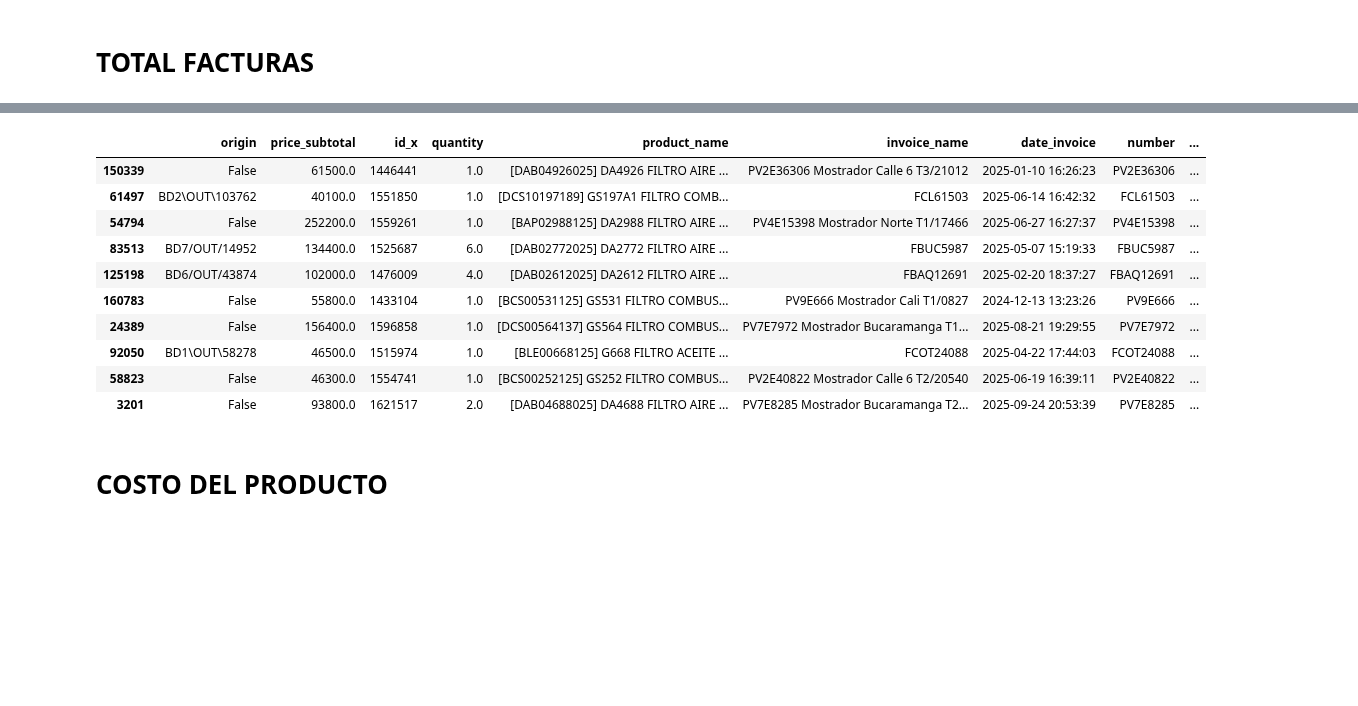
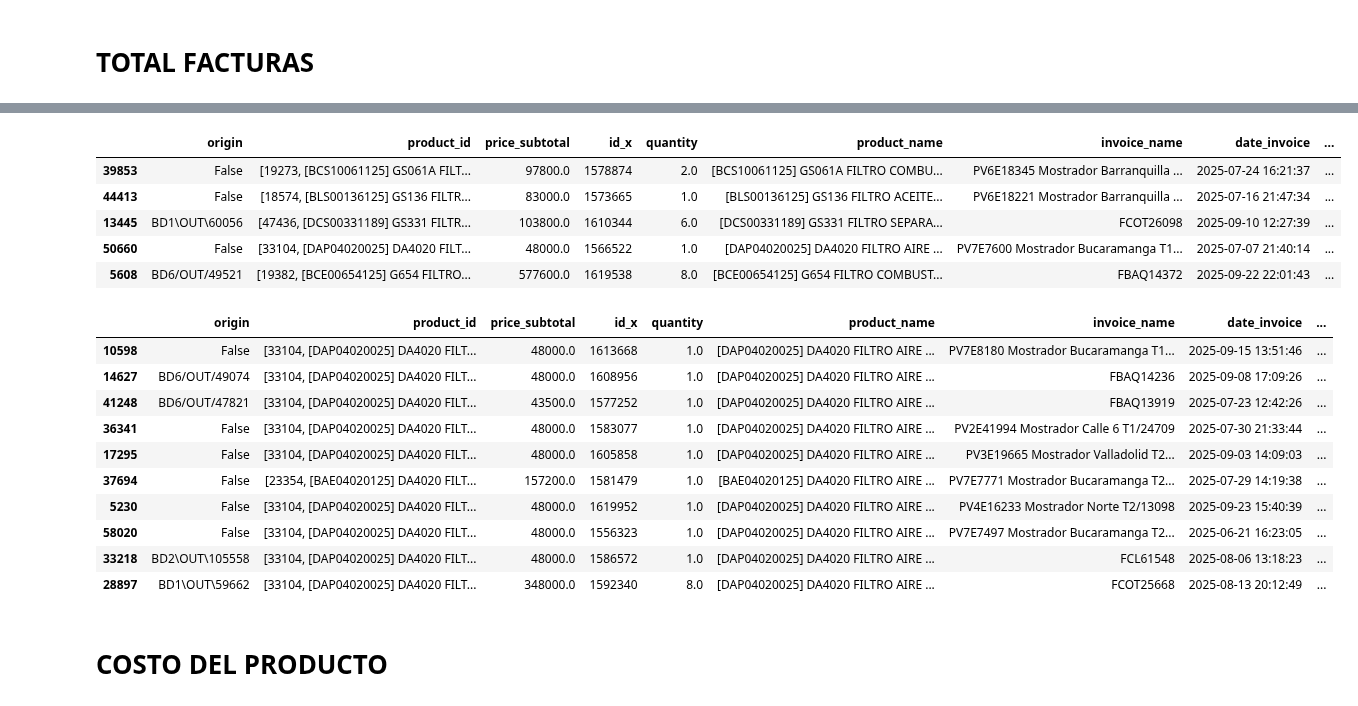
Before and after one commit to FiltrosDonsson/Proyectos-Data-analyst, a Jupyter notebook: API/API.ipynb, the cells around one changed output, grey strips where cells are left out. Saved outputs shown, nothing was run; the diff lists cells and outputs as text; code cells hidden in the pictures; blank space fills up the shorter version.

```diff
--- a/API/API.ipynb
+++ b/API/API.ipynb
@@ -45,7 +45,7 @@ uid = common.authenticate(db, username, password, {})
 models = xmlrpc.client.ServerProxy(f"{url}/xmlrpc/2/object")
 
 # --- Fechas ---
-weeks = 52
+weeks = 15
 
 # --- Fechas automáticas ---
 hoy = date.today()
@@ -114,7 +114,7 @@ line_df["invoice_name"] = line_df["invoice_id"].apply(
 line_df["date_invoice"] = pd.to_datetime(line_df["create_date"], errors="coerce")
 
 # Eliminar las columnas originales problemáticas
-line_df = line_df.drop(columns=["product_id", "invoice_id","create_date"])
+line_df = line_df.drop(columns=["invoice_id","create_date"])
 
 print(f"Total de líneas descargadas: {len(line_df)}")
 
@@ -181,7 +181,7 @@ df_merged = df_merged.drop(columns=["invoice_id_num", "product_id_num"])
 df_merged['origin'] = df_merged['origin'].astype('string')
 
 # Guardar
-df_merged.to_parquet(f"ventashistoricas{weeks}semanas.parquet", index=False)
+#df_merged.to_parquet(f"ventashistoricas{weeks}semanas.parquet", index=False)
 
 print(f"Total de líneas descargadas con información de factura: {len(df_merged)}")
 
@@ -210,18 +204,27 @@ Fecha ultima factura 2025-10-01 14:07:04
 # %%
 pd.set_option("display.max_colwidth", None)  # muestra toda la celda completa
-df_merged.sample(10)
+df_merged.sample(5)
 # %% [output]
-|  | origin | price_subtotal | id_x | quantity | product_name | invoice_name | date_invoice | number | ... |
-| 150339 | False | 61500.0 | 1446441 | 1.0 | [DAB04926025] DA4926 FILTRO AIRE ... | PV2E36306 Mostrador Calle 6 T3/21012 | 2025-01-10 16:26:23 | PV2E36306 | ... |
-| 61497 | BD2\OUT\103762 | 40100.0 | 1551850 | 1.0 | [DCS10197189] GS197A1 FILTRO COMB... | FCL61503 | 2025-06-14 16:42:32 | FCL61503 | ... |
-| 54794 | False | 252200.0 | 1559261 | 1.0 | [BAP02988125] DA2988 FILTRO AIRE ... | PV4E15398 Mostrador Norte T1/17466 | 2025-06-27 16:27:37 | PV4E15398 | ... |
-| 83513 | BD7/OUT/14952 | 134400.0 | 1525687 | 6.0 | [DAB02772025] DA2772 FILTRO AIRE ... | FBUC5987 | 2025-05-07 15:19:33 | FBUC5987 | ... |
-| 125198 | BD6/OUT/43874 | 102000.0 | 1476009 | 4.0 | [DAB02612025] DA2612 FILTRO AIRE ... | FBAQ12691 | 2025-02-20 18:37:27 | FBAQ12691 | ... |
-| 160783 | False | 55800.0 | 1433104 | 1.0 | [BCS00531125] GS531 FILTRO COMBUS... | PV9E666 Mostrador Cali T1/0827 | 2024-12-13 13:23:26 | PV9E666 | ... |
-| 24389 | False | 156400.0 | 1596858 | 1.0 | [DCS00564137] GS564 FILTRO COMBUS... | PV7E7972 Mostrador Bucaramanga T1... | 2025-08-21 19:29:55 | PV7E7972 | ... |
-| 92050 | BD1\OUT\58278 | 46500.0 | 1515974 | 1.0 | [BLE00668125] G668 FILTRO ACEITE ... | FCOT24088 | 2025-04-22 17:44:03 | FCOT24088 | ... |
-| 58823 | False | 46300.0 | 1554741 | 1.0 | [BCS00252125] GS252 FILTRO COMBUS... | PV2E40822 Mostrador Calle 6 T2/20540 | 2025-06-19 16:39:11 | PV2E40822 | ... |
-| 3201 | False | 93800.0 | 1621517 | 2.0 | [DAB04688025] DA4688 FILTRO AIRE ... | PV7E8285 Mostrador Bucaramanga T2... | 2025-09-24 20:53:39 | PV7E8285 | ... |
+|  | origin | product_id | price_subtotal | id_x | quantity | product_name | invoice_name | date_invoice | ... |
+| 39853 | False | [19273, [BCS10061125] GS061A FILT... | 97800.0 | 1578874 | 2.0 | [BCS10061125] GS061A FILTRO COMBU... | PV6E18345 Mostrador Barranquilla ... | 2025-07-24 16:21:37 | ... |
+| 44413 | False | [18574, [BLS00136125] GS136 FILTR... | 83000.0 | 1573665 | 1.0 | [BLS00136125] GS136 FILTRO ACEITE... | PV6E18221 Mostrador Barranquilla ... | 2025-07-16 21:47:34 | ... |
+| 13445 | BD1\OUT\60056 | [47436, [DCS00331189] GS331 FILTR... | 103800.0 | 1610344 | 6.0 | [DCS00331189] GS331 FILTRO SEPARA... | FCOT26098 | 2025-09-10 12:27:39 | ... |
+| 50660 | False | [33104, [DAP04020025] DA4020 FILT... | 48000.0 | 1566522 | 1.0 | [DAP04020025] DA4020 FILTRO AIRE ... | PV7E7600 Mostrador Bucaramanga T1... | 2025-07-07 21:40:14 | ... |
+| 5608 | BD6/OUT/49521 | [19382, [BCE00654125] G654 FILTRO... | 577600.0 | 1619538 | 8.0 | [BCE00654125] G654 FILTRO COMBUST... | FBAQ14372 | 2025-09-22 22:01:43 | ... |
+# %%
+df_merged[df_merged["product_name"].str.contains("DA4020", case =False , na=False)].sample(10)
+# %% [output]
+|  | origin | product_id | price_subtotal | id_x | quantity | product_name | invoice_name | date_invoice | ... |
+| 10598 | False | [33104, [DAP04020025] DA4020 FILT... | 48000.0 | 1613668 | 1.0 | [DAP04020025] DA4020 FILTRO AIRE ... | PV7E8180 Mostrador Bucaramanga T1... | 2025-09-15 13:51:46 | ... |
+| 14627 | BD6/OUT/49074 | [33104, [DAP04020025] DA4020 FILT... | 48000.0 | 1608956 | 1.0 | [DAP04020025] DA4020 FILTRO AIRE ... | FBAQ14236 | 2025-09-08 17:09:26 | ... |
+| 41248 | BD6/OUT/47821 | [33104, [DAP04020025] DA4020 FILT... | 43500.0 | 1577252 | 1.0 | [DAP04020025] DA4020 FILTRO AIRE ... | FBAQ13919 | 2025-07-23 12:42:26 | ... |
+| 36341 | False | [33104, [DAP04020025] DA4020 FILT... | 48000.0 | 1583077 | 1.0 | [DAP04020025] DA4020 FILTRO AIRE ... | PV2E41994 Mostrador Calle 6 T1/24709 | 2025-07-30 21:33:44 | ... |
+| 17295 | False | [33104, [DAP04020025] DA4020 FILT... | 48000.0 | 1605858 | 1.0 | [DAP04020025] DA4020 FILTRO AIRE ... | PV3E19665 Mostrador Valladolid T2... | 2025-09-03 14:09:03 | ... |
+| 37694 | False | [23354, [BAE04020125] DA4020 FILT... | 157200.0 | 1581479 | 1.0 | [BAE04020125] DA4020 FILTRO AIRE ... | PV7E7771 Mostrador Bucaramanga T2... | 2025-07-29 14:19:38 | ... |
+| 5230 | False | [33104, [DAP04020025] DA4020 FILT... | 48000.0 | 1619952 | 1.0 | [DAP04020025] DA4020 FILTRO AIRE ... | PV4E16233 Mostrador Norte T2/13098 | 2025-09-23 15:40:39 | ... |
+| 58020 | False | [33104, [DAP04020025] DA4020 FILT... | 48000.0 | 1556323 | 1.0 | [DAP04020025] DA4020 FILTRO AIRE ... | PV7E7497 Mostrador Bucaramanga T2... | 2025-06-21 16:23:05 | ... |
+| 33218 | BD2\OUT\105558 | [33104, [DAP04020025] DA4020 FILT... | 48000.0 | 1586572 | 1.0 | [DAP04020025] DA4020 FILTRO AIRE ... | FCL61548 | 2025-08-06 13:18:23 | ... |
+| 28897 | BD1\OUT\59662 | [33104, [DAP04020025] DA4020 FILT... | 348000.0 | 1592340 | 8.0 | [DAP04020025] DA4020 FILTRO AIRE ... | FCOT25668 | 2025-08-13 20:12:49 | ... |
 # %% [markdown]
 # COSTO DEL PRODUCTO
 # %%
```
Also changed, not shown: parts of 3 cells of this notebook, 13 other files.
